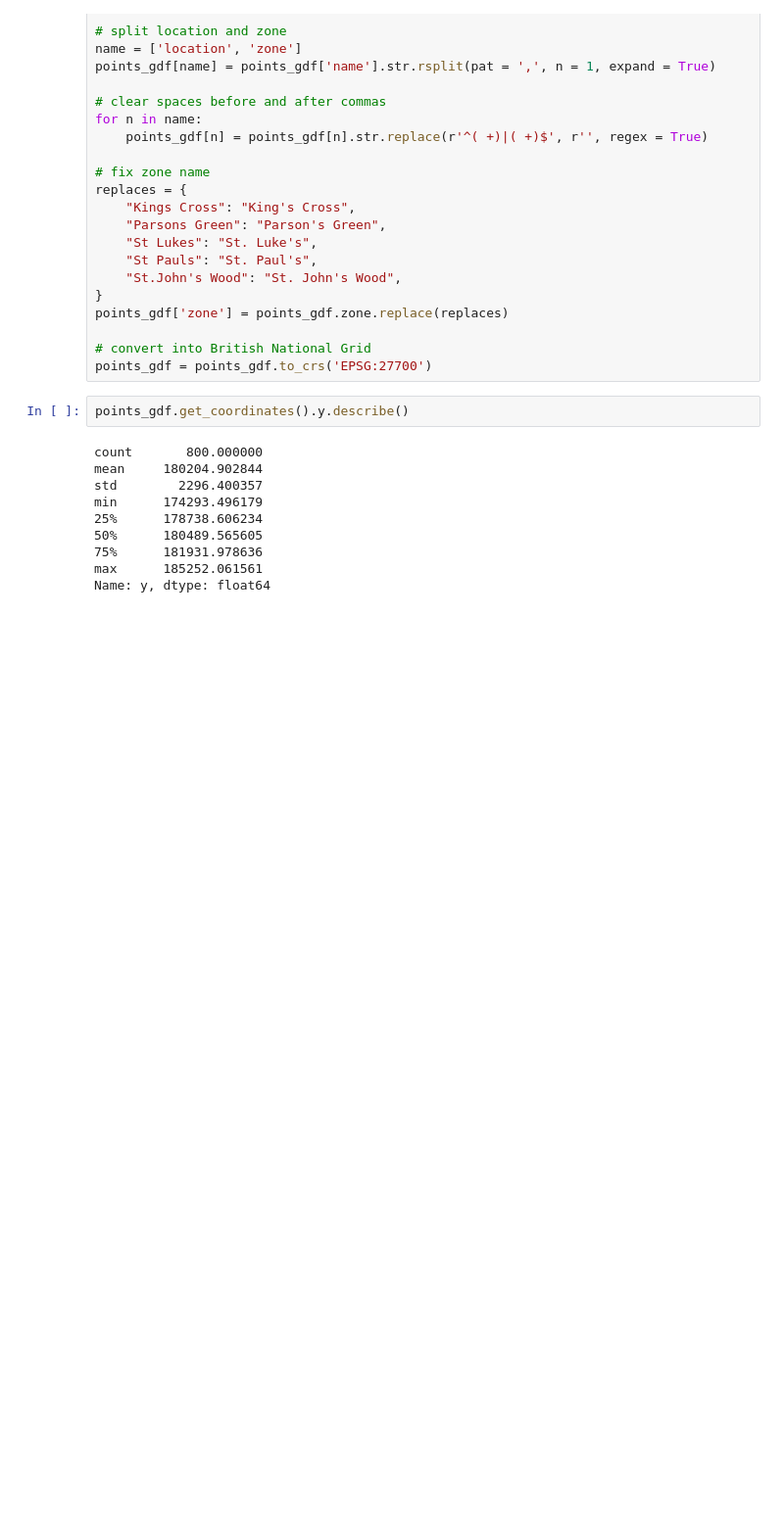
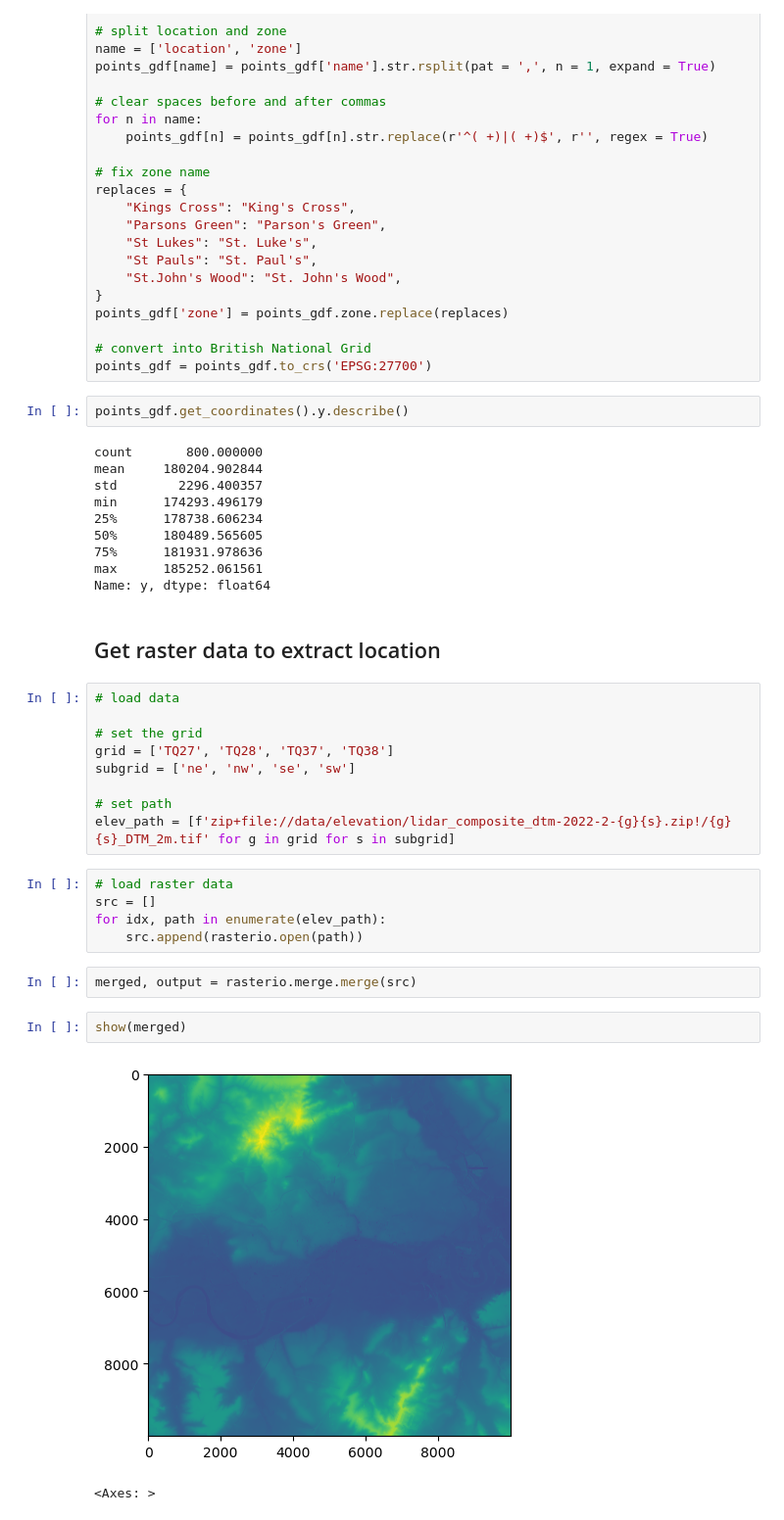
Before and after one commit to sokimura39/QM_Report, a Jupyter notebook: Cycle_Data.ipynb, the cells around one changed output. Shown at 98% size. Drawn from its saved outputs; the diff is of its cells as text; blank space fills up the shorter version.

Commit message:
Extracted height from raster

```diff
--- a/Cycle_Data.ipynb
+++ b/Cycle_Data.ipynb
@@ -139,3 +145,26 @@ min      174293.496179
 75%      181931.978636
 max      185252.061561
 Name: y, dtype: float64
+# %% [markdown]
+## Get raster data to extract location
+# %%
+# load data
+
+# set the grid
+grid = ['TQ27', 'TQ28', 'TQ37', 'TQ38']
+subgrid = ['ne', 'nw', 'se', 'sw']
+
+# set path
+elev_path = [f'zip+file://data/elevation/lidar_composite_dtm-2022-2-{g}{s}.zip!/{g}{s}_DTM_2m.tif' for g in grid for s in subgrid]
+# %%
+# load raster data
+src = []
+for idx, path in enumerate(elev_path):
+    src.append(rasterio.open(path))
+# %%
+merged, output = rasterio.merge.merge(src)
+# %%
+show(merged)
+# %% [output]
+[figure, added]
+<Axes: >
```
Also changed, not shown: parts of 9 cells of this notebook, 4 other files.
